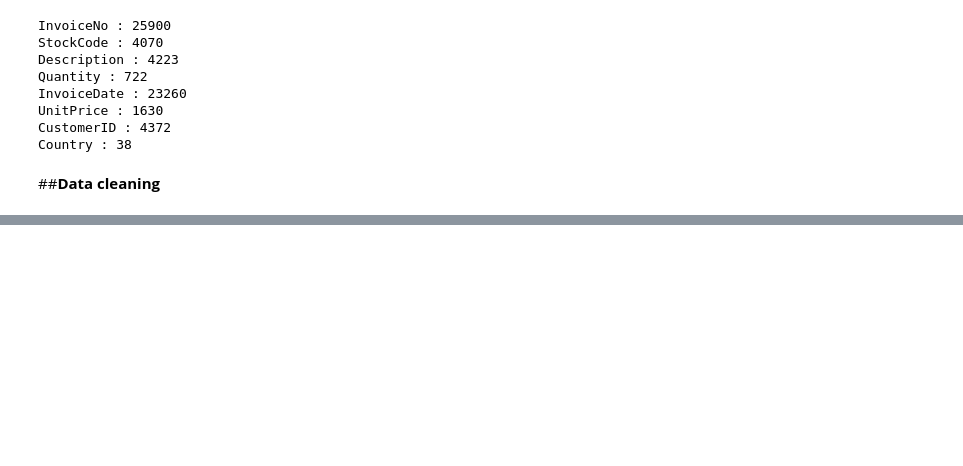
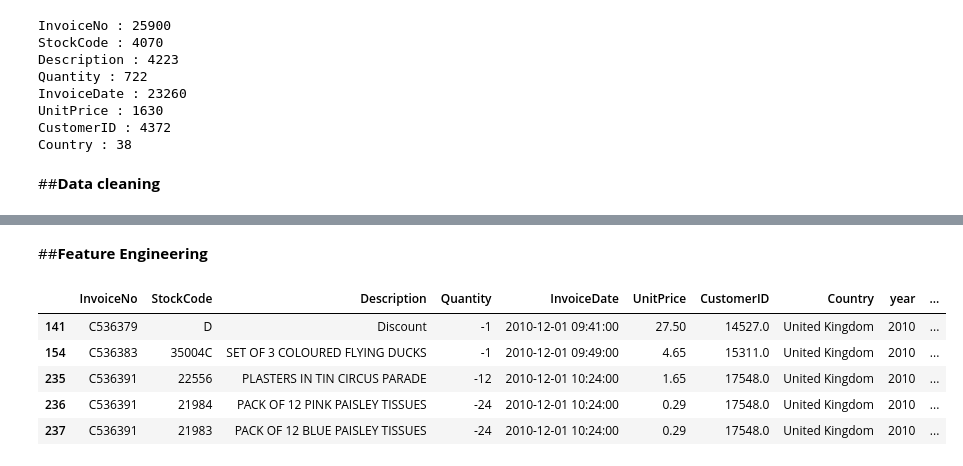
Before and after one commit to PrashantShrivastava1612/Online-Retail-Customer-Segmentation, a Jupyter notebook: Online_Retail_Customer_Segmentation.ipynb, the cells around one changed output, grey strips where cells are left out. Cells and saved outputs as stored; diff of their text form; code cells hidden in the pictures; blank space fills up the shorter version.

```diff
--- a/Online_Retail_Customer_Segmentation.ipynb
+++ b/Online_Retail_Customer_Segmentation.ipynb
@@ -125,0 +157,3 @@ Country : 38
+# %%
+# Dropping duplicate rows
+dataset.drop_duplicates(inplace=True)
@@ -125,0 +184,8 @@ Country : 38
+# %% [markdown]
+##**Feature Engineering**
+# %%
+# Creating new features from the datetime column InvoiceDate
+dataset["year"]  = dataset["InvoiceDate"].apply(lambda x: x.year)
+dataset['Month'] = dataset['InvoiceDate'].apply(lambda x: x.month_name())
+dataset['Day']   = dataset['InvoiceDate'].apply(lambda x: x.day_name())
+dataset["hour"]  = dataset["InvoiceDate"].apply(lambda x: x.hour)
@@ -125,0 +199,12 @@ Country : 38
+# %%
+# InvoiceNo starting with 'C' represents cancellation
+dataset['InvoiceNo'] = dataset['InvoiceNo'].astype('str')
+cancellations = dataset[dataset['InvoiceNo'].str.contains('C')]
+cancellations.head()
+# %% [output]
+|  | InvoiceNo | StockCode | Description | Quantity | InvoiceDate | UnitPrice | CustomerID | Country | year | ... |
+| 141 | C536379 | D | Discount | -1 | 2010-12-01 09:41:00 | 27.50 | 14527.0 | United Kingdom | 2010 | ... |
+| 154 | C536383 | 35004C | SET OF 3 COLOURED FLYING DUCKS | -1 | 2010-12-01 09:49:00 | 4.65 | 15311.0 | United Kingdom | 2010 | ... |
+| 235 | C536391 | 22556 | PLASTERS IN TIN CIRCUS PARADE | -12 | 2010-12-01 10:24:00 | 1.65 | 17548.0 | United Kingdom | 2010 | ... |
+| 236 | C536391 | 21984 | PACK OF 12 PINK PAISLEY TISSUES | -24 | 2010-12-01 10:24:00 | 0.29 | 17548.0 | United Kingdom | 2010 | ... |
+| 237 | C536391 | 21983 | PACK OF 12 BLUE PAISLEY TISSUES | -24 | 2010-12-01 10:24:00 | 0.29 | 17548.0 | United Kingdom | 2010 | ... |
```
Also changed, not shown: parts of 13 cells of this notebook.
